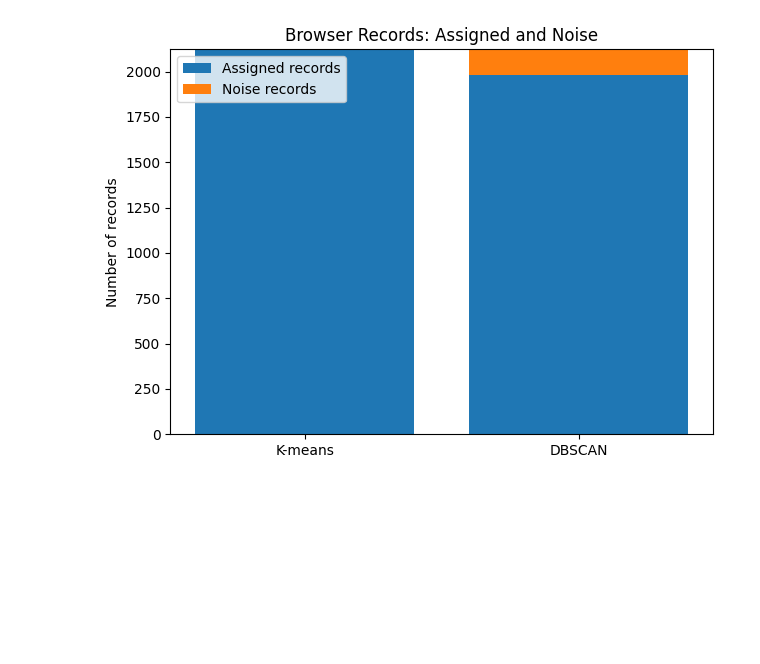
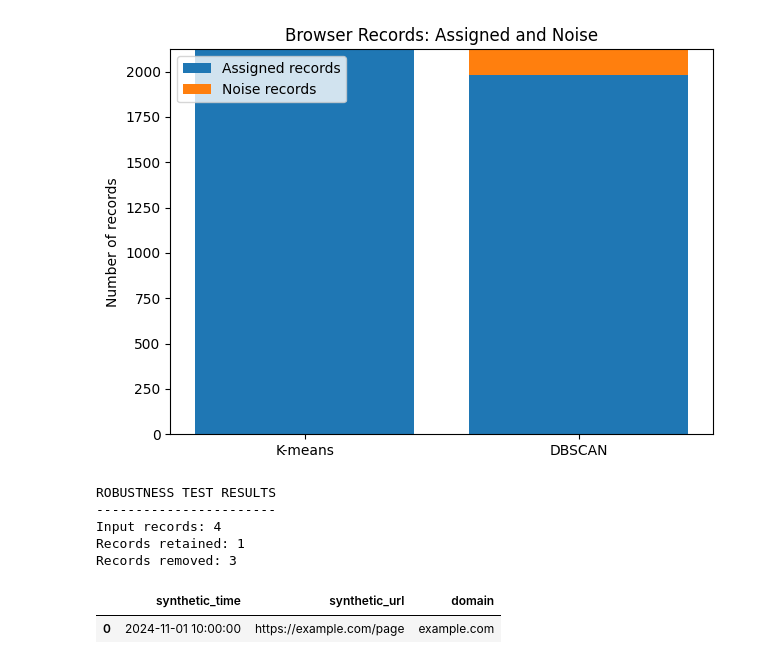
Before and after one commit to asl0180/-my-first-website, a Jupyter notebook: UntitBrowser_Artefact_clusteringled6.ipynb, the cells around one changed output. Saved outputs shown, nothing was run; the diff lists cells and outputs as text; code cells hidden in the pictures; blank space fills up the shorter version.

```diff
--- a/UntitBrowser_Artefact_clusteringled6.ipynb
+++ b/UntitBrowser_Artefact_clusteringled6.ipynb
@@ -2533,3 +2533,55 @@ plt.show()
 # %% [output]
 [figure]
 [figure]
+# %%
+import pandas as pd
+import tempfile
+import os
+
+# Create a small test dataset
+test_data = pd.DataFrame({
+    "synthetic_time": [
+        "2024-11-01 10:00:00",
+        "2024-11-01 11:00:00",
+        "not-a-valid-date",
+        "2024-11-01 13:00:00"
+    ],
+    "synthetic_url": [
+        "https://example.com/page",
+        None,
+        "https://test.org/home",
+        "not-a-valid-url"
+    ]
+})
+
+# Save the test data temporarily
+with tempfile.NamedTemporaryFile(
+    suffix=".csv",
+    delete=False
+) as temp_file:
+    test_file_path = temp_file.name
+
+try:
+    test_data.to_csv(test_file_path, index=False)
+
+    # Run your existing data preparation function
+    test_result = load_and_prepare_data(test_file_path)
+
+    print("ROBUSTNESS TEST RESULTS")
+    print("-----------------------")
+    print("Input records:", len(test_data))
+    print("Records retained:", len(test_result))
+    print("Records removed:", len(test_data) - len(test_result))
+
+    display(test_result)
+
+finally:
+    os.remove(test_file_path)
+# %% [output]
+ROBUSTNESS TEST RESULTS
+-----------------------
+Input records: 4
+Records retained: 1
+Records removed: 3
+|  | synthetic_time | synthetic_url | domain |
+| 0 | 2024-11-01 10:00:00 | https://example.com/page | example.com |
```
Also changed, not shown: parts of 10 cells of this notebook.
